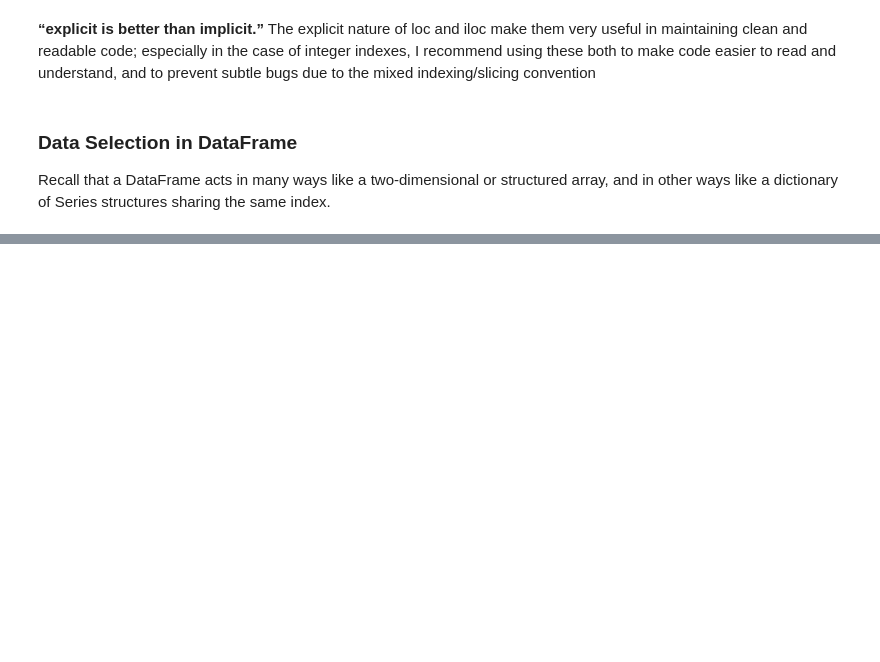
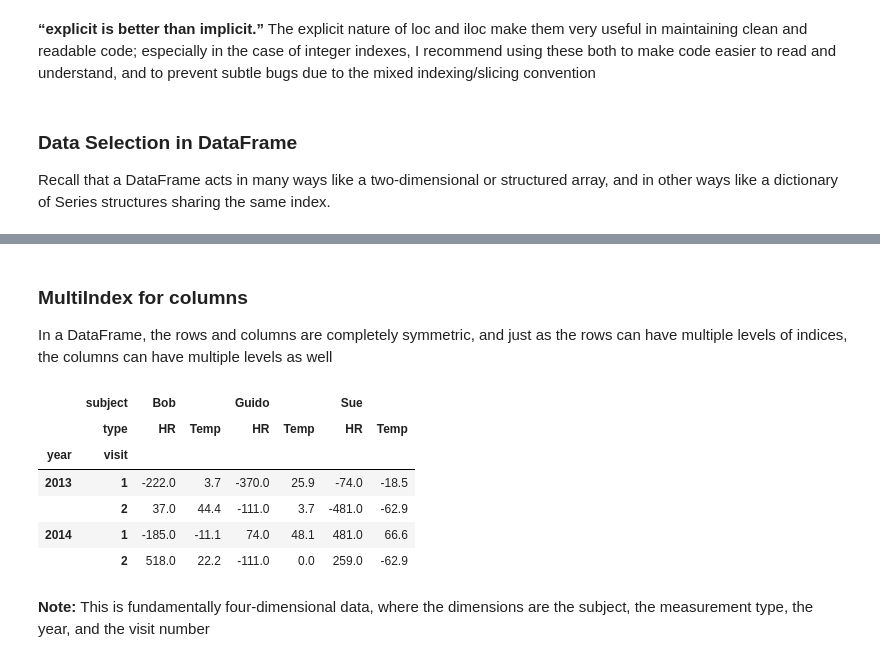
Before and after one commit to mgbako/python_data_hand_book, a Jupyter notebook: chapter_3_data_manipulation_with_pandas.ipynb, the cells around one changed output, grey strips where cells are left out. Drawn from its saved outputs; the diff is of its cells as text; code cells hidden in the pictures; blank space fills up the shorter version.

Commit message:
studying multiIndex

```diff
--- a/chapter_3_data_manipulation_with_pandas.ipynb
+++ b/chapter_3_data_manipulation_with_pandas.ipynb
@@ -434,0 +1235,30 @@ and in other ways like a dictionary of Series structures sharing the same index.
+# %% [markdown]
+### MultiIndex for columns
+
+In a DataFrame, the rows and columns are completely symmetric, and just as the rows
+can have multiple levels of indices, the columns can have multiple levels as well
+# %%
+# hierarchical indices and columns
+index = pd.MultiIndex.from_product([[2013, 2014], [1,2]], names=['year', 'visit'])
+columns = pd.MultiIndex.from_product([['Bob', 'Guido', 'Sue'], ['HR', 'Temp']],
+                                    names=['subject', 'type'])
+
+# mock some data
+data = np.round(np.random.randn(4,6), 1)
+data[:, ::2] *= 10
+data *= 37
+
+#create the DataFrame
+health_data = pd.DataFrame(data, index=index, columns=columns)
+health_data
+# %% [output]
+|  | subject | Bob |  | Guido |  | Sue |  |
+|  | type | HR | Temp | HR | Temp | HR | Temp |
+| year | visit |  |  |  |  |  |  |
+| 2013 | 1 | -222.0 | 3.7 | -370.0 | 25.9 | -74.0 | -18.5 |
+|  | 2 | 37.0 | 44.4 | -111.0 | 3.7 | -481.0 | -62.9 |
+| 2014 | 1 | -185.0 | -11.1 | 74.0 | 48.1 | 481.0 | 66.6 |
+|  | 2 | 518.0 | 22.2 | -111.0 | 0.0 | 259.0 | -62.9 |
+# %% [markdown]
+**Note:** This is fundamentally four-dimensional data, where the dimensions are the
+subject, the measurement type, the year, and the visit number
```
Also changed, not shown: parts of 157 cells of this notebook, 1 other file.
